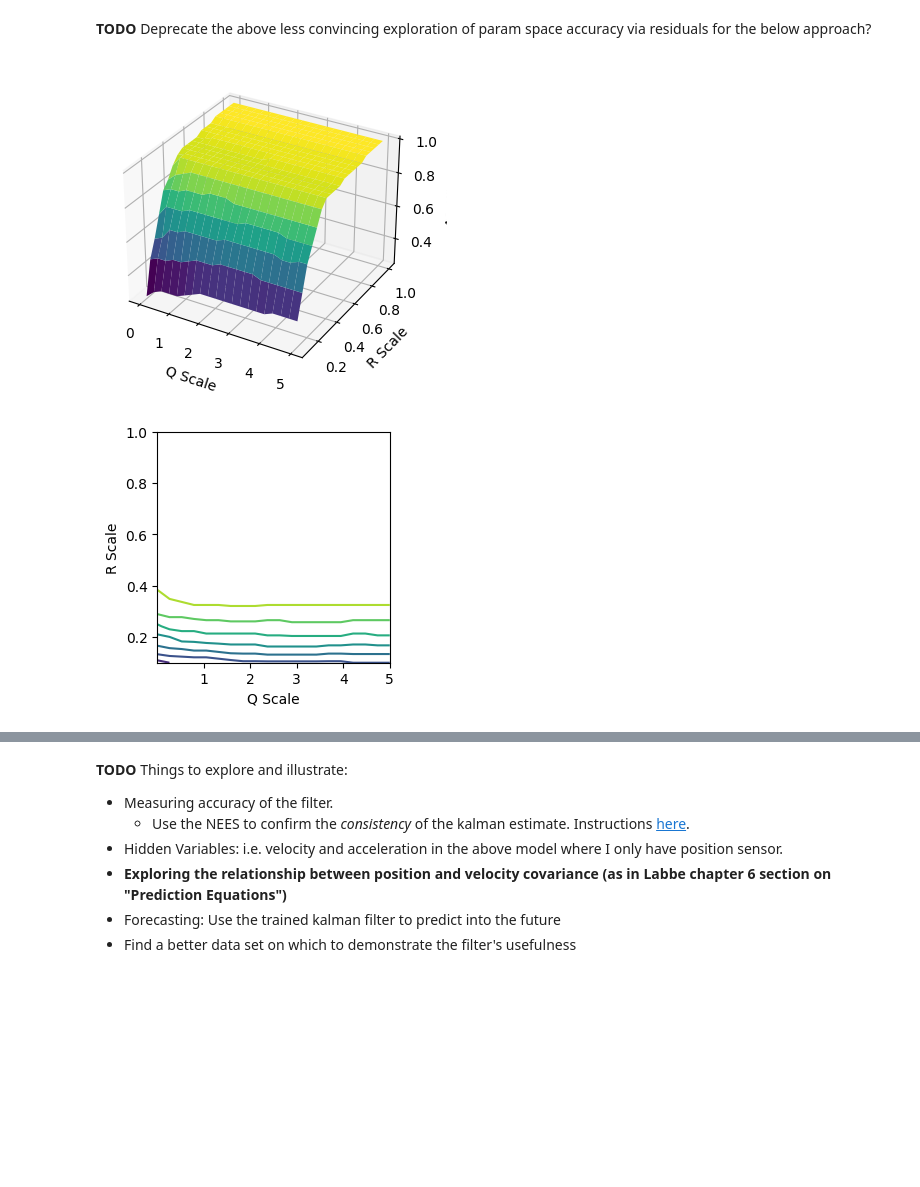
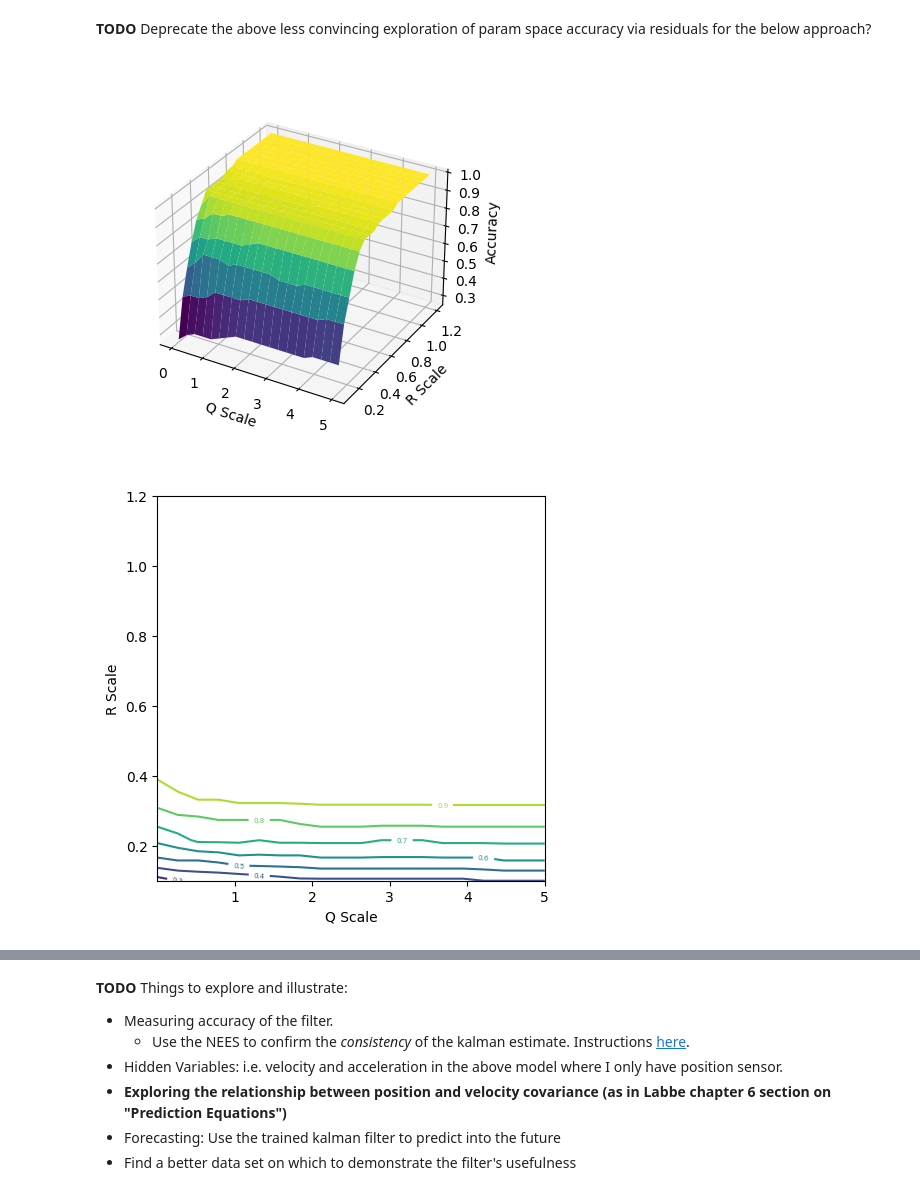
Before and after one commit to domoench/kalman, a Jupyter notebook: kalman/writeup.ipynb, the cells around one changed output, grey strips where cells are left out. Saved outputs shown, nothing was run; the diff lists cells and outputs as text; code cells hidden in the pictures; blank space fills up the shorter version.

Commit message:
Update Q,R perturbation accuracy surface graphs.

```diff
--- a/kalman/writeup.ipynb
+++ b/kalman/writeup.ipynb
@@ -1105,10 +1105,9 @@ __TODO__ Deprecate the above less convincing exploration of param space accuracy
 # %%
 # Attempt 2 at exploring param space
 
-# Run the kalman filter and compute the position estimate covar accuracy score
-# for the given Q_scale and R_scale factor
-def covar_accuracy_score(Q_scale, R_scale):
-    #print(f'Q_scale:{Q_scale:.04f}. R_scale:{R_scale:.04f}.')
+# Run the kalman filter and compute the both the 3sigma membership and NEES accuracy
+# scores for position state estimates for the given Q_scale and R_scale factor
+def calc_accuracy_scores(Q_scale, R_scale):
     Q = Q_true * Q_scale
     R = R_true * R_scale
 
@@ -1117,46 +1116,67 @@ def covar_accuracy_score(Q_scale, R_scale):
     v_0 = np.array([5., 0, 0, 5, 0, 0]) # Start with an ok initial state
     xs, Ps = kalman_6d(zs, R, Q, v_0, P_0)
 
     xs_pos, _, _ = utils.separate_state_series(xs)
     true_xs_pos, _, _ = utils.separate_state_series(true_xs)
     Ps_pos, _, _ = utils.separate_covar_series(Ps)
     assert len(xs_pos[0]) == 2
 
-    # TODO call function defined for this earalier on
-    accurate_ellipses = within_confidence_ellipse(true_xs_pos, xs_pos, Ps_pos)
-    return np.sum(accurate_ellipses) / len(accurate_ellipses)
+    accuracy_3sm = ratio_within_confidence_ellipse(true_xs_pos, xs_pos, Ps_pos)
+
+    # TODO also calculate and return NEES
+    accuracy_nees = mean_nees(true_xs_pos, xs_pos, Ps_pos)
+
+    return (accuracy_3sm, accuracy_nees)
+
 
 # Iterate through the (Q,R) parameter space
 # In terms of percentages of the true param values
 num_iters = 20
 
 # The Q and R matrices are simple, they can be represented by their top left corner
 # i.e. the variance of the x position
 Q_scales = np.linspace(10**-6, 5.0, num=num_iters)
-R_scales = np.linspace(10**-1, 1.0, num=num_iters)
+R_scales = np.linspace(10**-1, 1.2, num=num_iters)
 
-# Meshgrid it and calculate surface of accuracy scores
+# Meshgrid it and calculate surface of accuracy scores (for both 3sigma membership and NEES)
 QQ_scales, RR_scales = np.meshgrid(Q_scales, R_scales)
-est_ellipse_accuracy_scores = np.vectorize(covar_accuracy_score)(QQ_scales, RR_scales)
+accuracy_scores = np.vectorize(calc_accuracy_scores)(QQ_scales, RR_scales)
+scores_3sm, scores_nees = accuracy_scores[0], accuracy_scores[1]
 
-# Plot
-fig = plt.figure()
+# Plot 3-sigma membership accuracy score surface and contour map
+fig = plt.figure(figsize=(5,5))
 ax = fig.add_subplot(111, projection='3d')
-ax.plot_surface(QQ_scales, RR_scales, est_ellipse_accuracy_scores, cmap='viridis')
+ax.plot_surface(QQ_scales, RR_scales, scores_3sm, cmap='viridis')
+ax.set_box_aspect(aspect=None, zoom=0.85)
 ax.set_xlabel('Q Scale')
 ax.set_ylabel('R Scale')
 ax.set_zlabel('Accuracy')
 plt.show()
 
-
-fig, ax = plt.subplots(1, figsize=(3,3))
-#ax = fig.add_subplot(111, projection='3d')
-ax.contour(QQ_scales, RR_scales, est_ellipse_accuracy_scores)
+fig, ax = plt.subplots(1, figsize=(5,5))
+cs = ax.contour(QQ_scales, RR_scales, scores_3sm)
+ax.clabel(cs, inline=True, fontsize=5)
 ax.set_xlabel('Q Scale')
 ax.set_ylabel('R Scale')
 plt.show()
 
-# TODO do same contour plot for average NEES score
+# Plot mean NEES accuraacy score surface and contour map
+fig = plt.figure(figsize=(5,5))
+ax = fig.add_subplot(111, projection='3d')
+ax.plot_surface(QQ_scales, RR_scales, scores_nees, cmap='viridis')
+ax.view_init(elev=10, azim=30, roll=0)
+ax.set_box_aspect(aspect=None, zoom=0.85)
+ax.set_xlabel('Q Scale')
+ax.set_ylabel('R Scale')
+ax.set_zlabel('Accuracy')
+plt.show()
+
+fig, ax = plt.subplots(1, figsize=(5,5))
+cs = ax.contour(QQ_scales, RR_scales, scores_nees)
+ax.clabel(cs, inline=True, fontsize=5)
+ax.set_xlabel('Q Scale')
+ax.set_ylabel('R Scale')
+plt.show()
 # %% [output]
-[figure, old version]
+[figure, new version]
-[figure, old version]
+[figure, new version]
```
Also changed, not shown: parts of 2 cells of this notebook.
